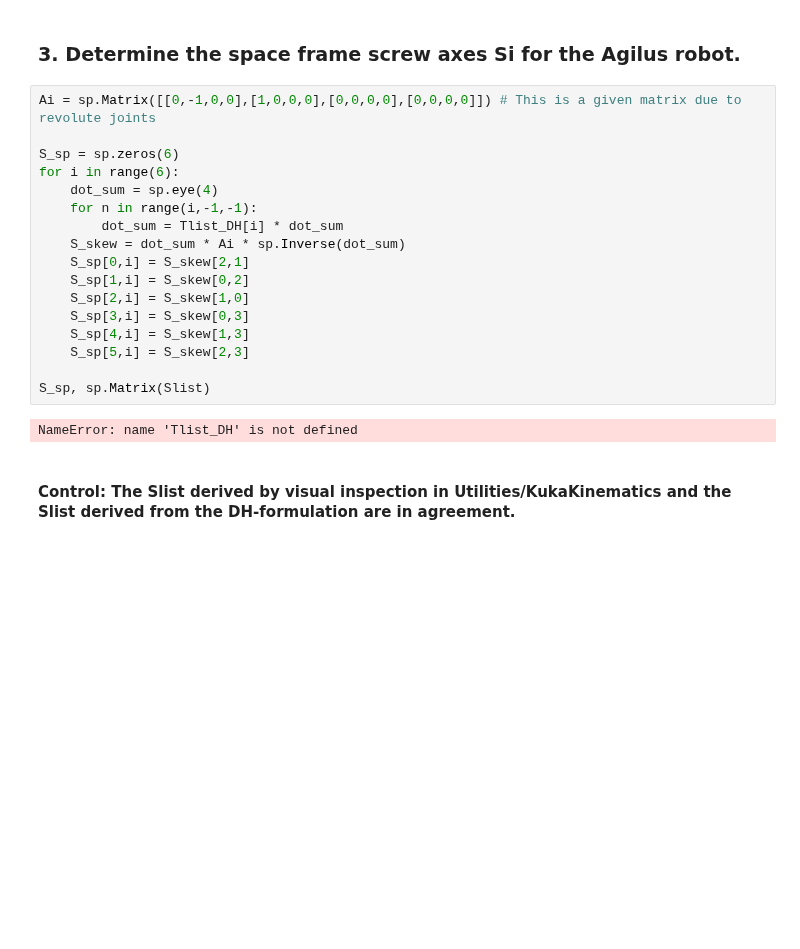
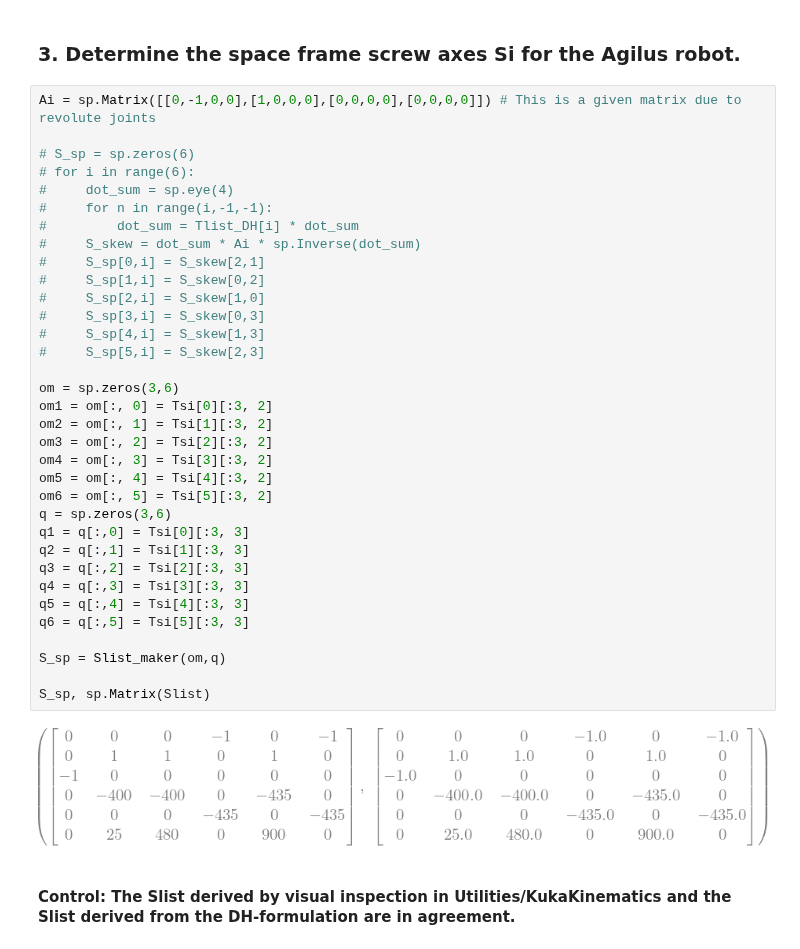
Before and after one commit to BirkHveding/RobotTek, a Jupyter notebook: Task_2.ipynb, the cells around one changed output. Drawn from its saved outputs; the diff is of its cells as text; blank space fills up the shorter version.

```diff
--- a/Task_2.ipynb
+++ b/Task_2.ipynb
@@ -51,22 +51,39 @@ M_DH, Me
 # %%
 Ai = sp.Matrix([[0,-1,0,0],[1,0,0,0],[0,0,0,0],[0,0,0,0]]) # This is a given matrix due to revolute joints
 
-S_sp = sp.zeros(6)
-for i in range(6):
-    dot_sum = sp.eye(4)
-    for n in range(i,-1,-1):
-        dot_sum = Tlist_DH[i] * dot_sum
-    S_skew = dot_sum * Ai * sp.Inverse(dot_sum)
-    S_sp[0,i] = S_skew[2,1]
-    S_sp[1,i] = S_skew[0,2]
-    S_sp[2,i] = S_skew[1,0]
-    S_sp[3,i] = S_skew[0,3]
-    S_sp[4,i] = S_skew[1,3]
-    S_sp[5,i] = S_skew[2,3]
+# S_sp = sp.zeros(6)
+# for i in range(6):
+#     dot_sum = sp.eye(4)
+#     for n in range(i,-1,-1):
+#         dot_sum = Tlist_DH[i] * dot_sum
+#     S_skew = dot_sum * Ai * sp.Inverse(dot_sum)
+#     S_sp[0,i] = S_skew[2,1]
+#     S_sp[1,i] = S_skew[0,2]
+#     S_sp[2,i] = S_skew[1,0]
+#     S_sp[3,i] = S_skew[0,3]
+#     S_sp[4,i] = S_skew[1,3]
+#     S_sp[5,i] = S_skew[2,3]
+
+om = sp.zeros(3,6)
+om1 = om[:, 0] = Tsi[0][:3, 2]
+om2 = om[:, 1] = Tsi[1][:3, 2]
+om3 = om[:, 2] = Tsi[2][:3, 2]
+om4 = om[:, 3] = Tsi[3][:3, 2]
+om5 = om[:, 4] = Tsi[4][:3, 2]
+om6 = om[:, 5] = Tsi[5][:3, 2]
+q = sp.zeros(3,6)
+q1 = q[:,0] = Tsi[0][:3, 3]
+q2 = q[:,1] = Tsi[1][:3, 3]
+q3 = q[:,2] = Tsi[2][:3, 3]
+q4 = q[:,3] = Tsi[3][:3, 3]
+q5 = q[:,4] = Tsi[4][:3, 3]
+q6 = q[:,5] = Tsi[5][:3, 3]
+
+S_sp = Slist_maker(om,q)
 
 S_sp, sp.Matrix(Slist)
 # %% [output]
-NameError: name 'Tlist_DH' is not defined
+[figure, added]
 # %% [markdown]
 ####  Control: The Slist derived by visual inspection in Utilities/KukaKinematics and the Slist derived from the DH-formulation are in agreement.
 # %% [markdown]
```
Also changed, not shown: parts of 6 cells of this notebook, 7 other files.
